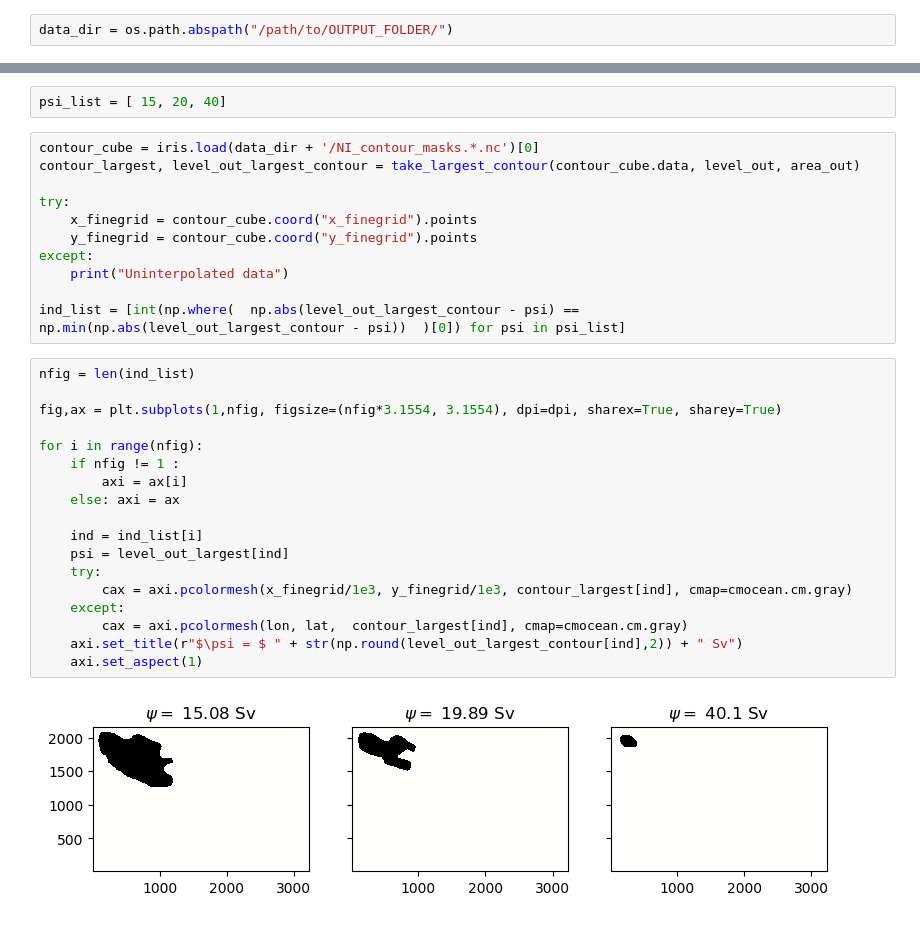
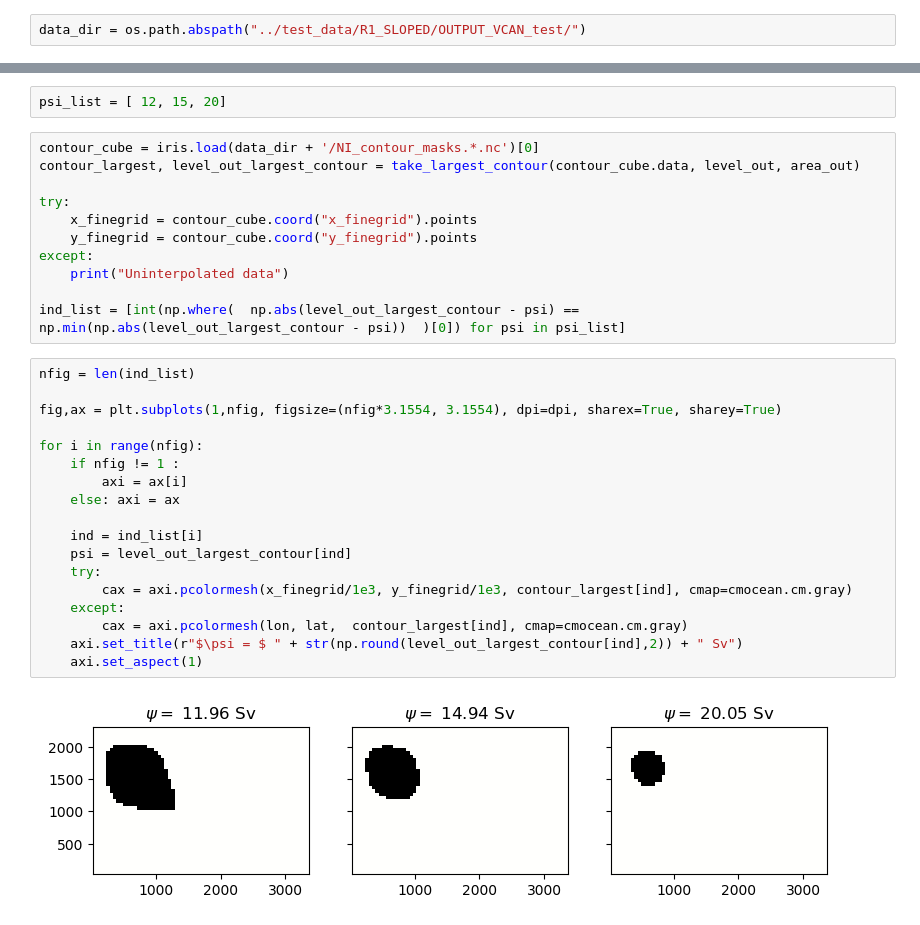
Before and after one commit to afstyles/VorticityContourAnalysisForNemo, a Jupyter notebook: int/plotting.ipynb, the cells around one changed output, grey strips where cells are left out. Cells and saved outputs as stored; diff of their text form.

Commit message:
Added a test data set.

```diff
--- a/int/plotting.ipynb
+++ b/int/plotting.ipynb
@@ -23,7 +23,7 @@ from cube_prep import CubeListExtract
 from ContourInt import take_largest_contour
 from cube_prep import CubeListExtract as CLE
 # %%
-data_dir = os.path.abspath("/path/to/OUTPUT_FOLDER/")
+data_dir = os.path.abspath("../test_data/R1_SLOPED/OUTPUT_VCAN_test/")
 # %%
 dpi = 100
 savefig = True
@@ -249,7 +249,7 @@ ax[1].grid(True, alpha=0.3)
 # %% [markdown]
 # Example contours
 # %%
-psi_list = [ 15, 20, 40]
+psi_list = [ 12, 15, 20]
 # %%
 contour_cube = iris.load(data_dir + '/NI_contour_masks.*.nc')[0]
 contour_largest, level_out_largest_contour = take_largest_contour(contour_cube.data, level_out, area_out)
@@ -264,20 +264,20 @@ ind_list = [int(np.where(  np.abs(level_out_largest_contour - psi) == np.min(np.
 # %%
 nfig = len(ind_list)
 
 fig,ax = plt.subplots(1,nfig, figsize=(nfig*3.1554, 3.1554), dpi=dpi, sharex=True, sharey=True)
 
 for i in range(nfig):
     if nfig != 1 :
         axi = ax[i]
     else: axi = ax
 
     ind = ind_list[i]
-    psi = level_out_largest[ind]
+    psi = level_out_largest_contour[ind]
     try:
         cax = axi.pcolormesh(x_finegrid/1e3, y_finegrid/1e3, contour_largest[ind], cmap=cmocean.cm.gray)
     except:
         cax = axi.pcolormesh(lon, lat,  contour_largest[ind], cmap=cmocean.cm.gray)
     axi.set_title(r"$\psi = $ " + str(np.round(level_out_largest_contour[ind],2)) + " Sv")
     axi.set_aspect(1)
 # %% [output]
-[figure, old version]
+[figure, new version]
```
Also changed, not shown: parts of 3 cells of this notebook, 9 other files.
